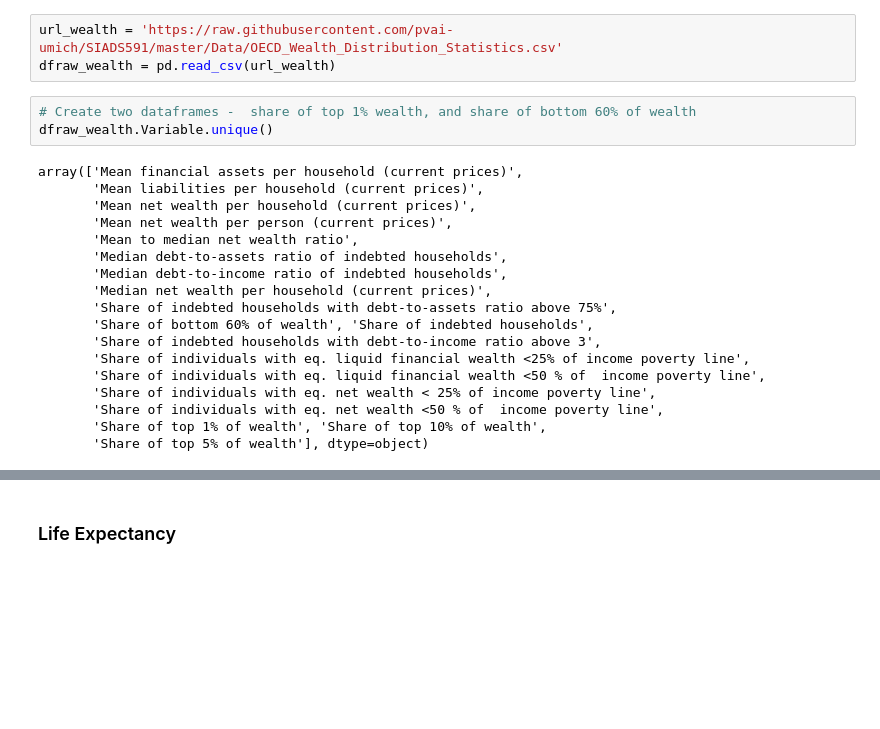
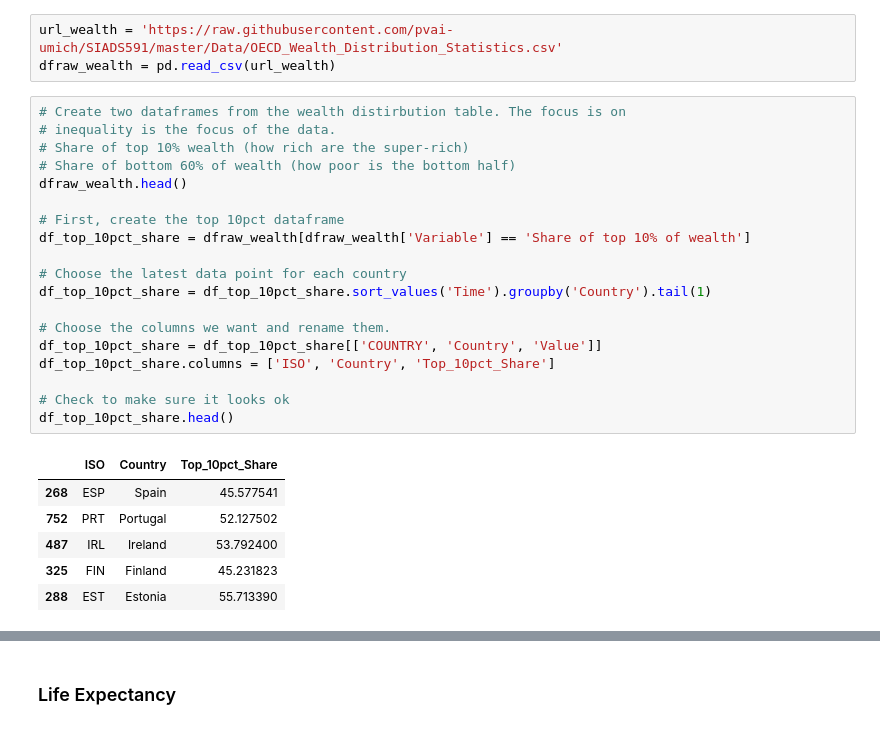
Before and after one commit to pvai-umich/SIADS591, a Jupyter notebook: Project_v1.1.ipynb, the cells around one changed output, grey strips where cells are left out. Drawn from its saved outputs; the diff is of its cells as text; blank space fills up the shorter version.

Commit message:
Add new wealth distribution DFs

```diff
--- a/Project_v1.1.ipynb
+++ b/Project_v1.1.ipynb
@@ -218,24 +222,29 @@ df_tour_emp.head()
 # %%
 url_wealth = 'https://raw.githubusercontent.com/pvai-umich/SIADS591/master/Data/OECD_Wealth_Distribution_Statistics.csv'
 dfraw_wealth = pd.read_csv(url_wealth)
-# %%
-# Create two dataframes -  share of top 1% wealth, and share of bottom 60% of wealth
-dfraw_wealth.Variable.unique()
-# %% [output]
-array(['Mean financial assets per household (current prices)',
-       'Mean liabilities per household (current prices)',
-       'Mean net wealth per household (current prices)',
-       'Mean net wealth per person (current prices)',
-       'Mean to median net wealth ratio',
-       'Median debt-to-assets ratio of indebted households',
-       'Median debt-to-income ratio of indebted households',
-       'Median net wealth per household (current prices)',
-       'Share of indebted households with debt-to-assets ratio above 75%',
-       'Share of bottom 60% of wealth', 'Share of indebted households',
-       'Share of indebted households with debt-to-income ratio above 3',
-       'Share of individuals with eq. liquid financial wealth <25% of income poverty line',
-       'Share of individuals with eq. liquid financial wealth <50 % of  income poverty line',
-       'Share of individuals with eq. net wealth < 25% of income poverty line',
-       'Share of individuals with eq. net wealth <50 % of  income poverty line',
-       'Share of top 1% of wealth', 'Share of top 10% of wealth',
-       'Share of top 5% of wealth'], dtype=object)
+# %%
+# Create two dataframes from the wealth distirbution table. The focus is on
+# inequality is the focus of the data.
+# Share of top 10% wealth (how rich are the super-rich)
+# Share of bottom 60% of wealth (how poor is the bottom half)
+dfraw_wealth.head()
+
+# First, create the top 10pct dataframe
+df_top_10pct_share = dfraw_wealth[dfraw_wealth['Variable'] == 'Share of top 10% of wealth']
+
+# Choose the latest data point for each country
+df_top_10pct_share = df_top_10pct_share.sort_values('Time').groupby('Country').tail(1)
+
+# Choose the columns we want and rename them.
+df_top_10pct_share = df_top_10pct_share[['COUNTRY', 'Country', 'Value']]
+df_top_10pct_share.columns = ['ISO', 'Country', 'Top_10pct_Share']
+
+# Check to make sure it looks ok
+df_top_10pct_share.head()
+# %% [output]
+|  | ISO | Country | Top_10pct_Share |
+| 268 | ESP | Spain | 45.577541 |
+| 752 | PRT | Portugal | 52.127502 |
+| 487 | IRL | Ireland | 53.792400 |
+| 325 | FIN | Finland | 45.231823 |
+| 288 | EST | Estonia | 55.713390 |
```
Also changed, not shown: parts of 5 cells of this notebook.
